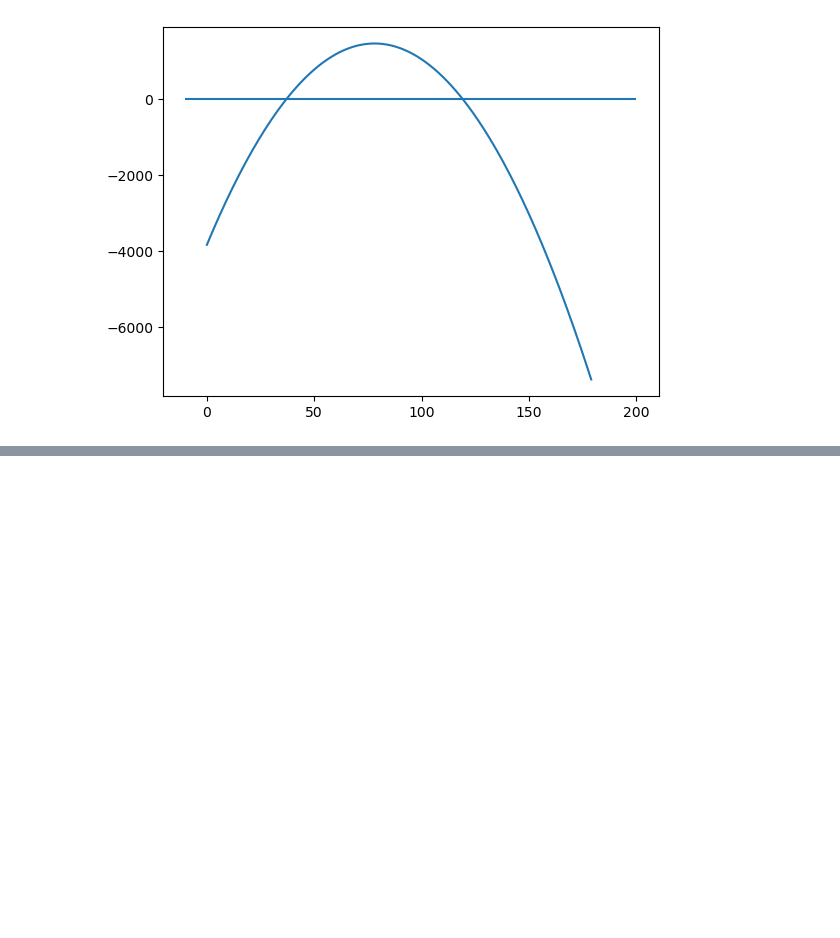
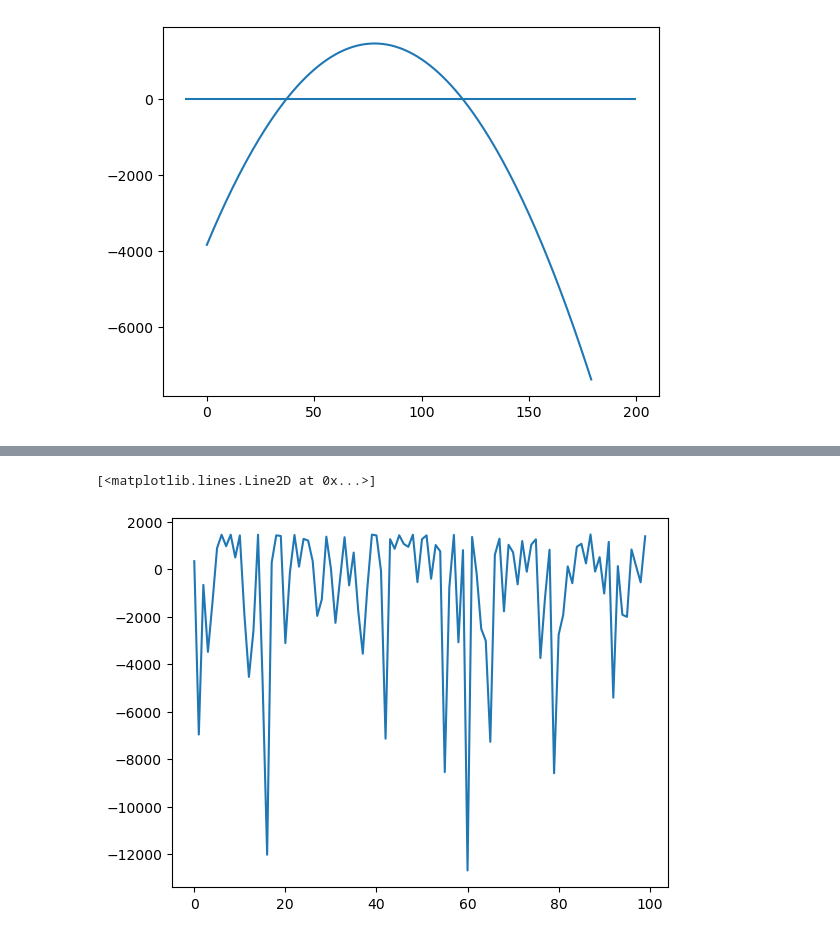
Before and after one commit to ken-neth-wang/crop-insurance, a Jupyter notebook: univariate_sim.ipynb, the cells around one changed output, grey strips where cells are left out. Saved outputs shown, nothing was run; the diff lists cells and outputs as text; code cells hidden in the pictures; blank space fills up the shorter version.

```diff
--- a/univariate_sim.ipynb
+++ b/univariate_sim.ipynb
@@ -401,0 +444,5 @@ low_thresh, up_thresh
+# %%
+plt.plot(double_threshold_profits)
+# %% [output]
+[<matplotlib.lines.Line2D at 0x...>]
+[figure, added]
```
Also changed, not shown: parts of 8 cells of this notebook.
